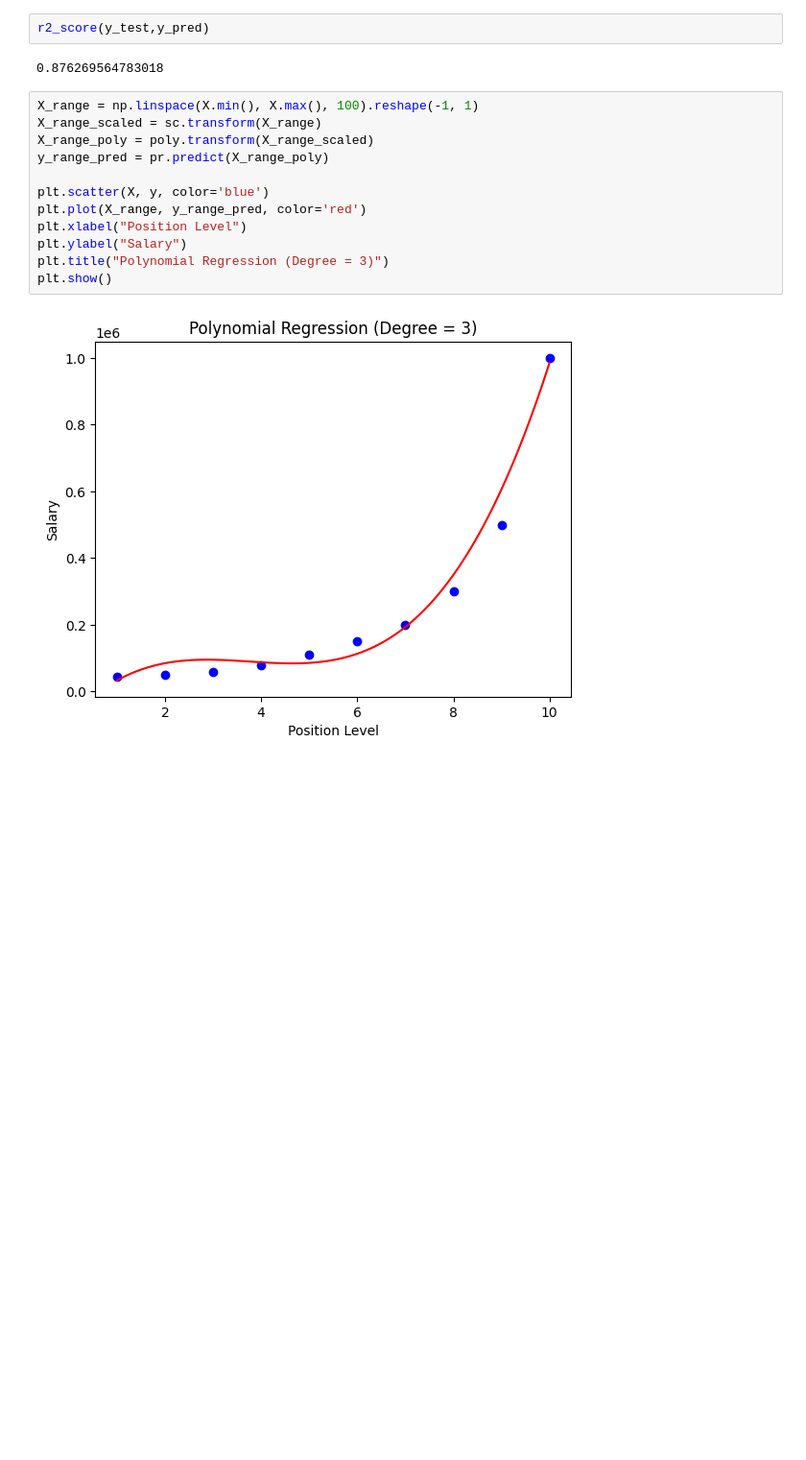
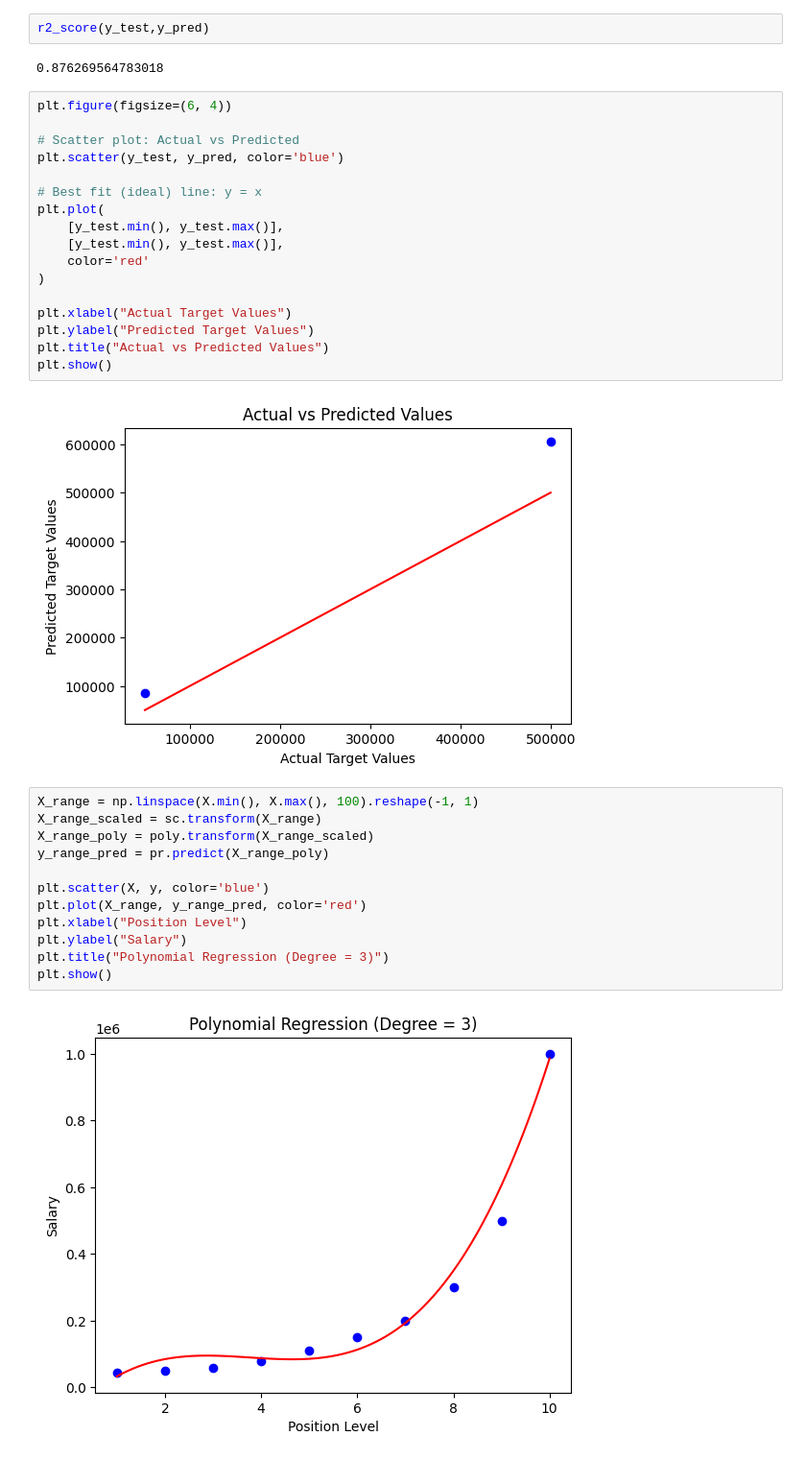
Before and after one commit to Samarthgarg14/ML_Sem5, a Jupyter notebook: 4.Regression/Polynomial Regression/PR_Position_salaries.ipynb, the cells around one changed output. Shown at 96% size. Drawn from its saved outputs; the diff is of its cells as text; blank space fills up the shorter version.

```diff
--- a/4.Regression/Polynomial Regression/PR_Position_salaries.ipynb
+++ b/4.Regression/Polynomial Regression/PR_Position_salaries.ipynb
@@ -43,6 +43,25 @@ y_pred=pr.predict(X_test)
 r2_score(y_test,y_pred)
 # %% [output]
 0.876269564783018
+# %%
+plt.figure(figsize=(6, 4))
+
+# Scatter plot: Actual vs Predicted
+plt.scatter(y_test, y_pred, color='blue')
+
+# Best fit (ideal) line: y = x
+plt.plot(
+    [y_test.min(), y_test.max()],
+    [y_test.min(), y_test.max()],
+    color='red'
+)
+
+plt.xlabel("Actual Target Values")
+plt.ylabel("Predicted Target Values")
+plt.title("Actual vs Predicted Values")
+plt.show()
+# %% [output]
+[figure, added]
 # %%
 X_range = np.linspace(X.min(), X.max(), 100).reshape(-1, 1)
 X_range_scaled = sc.transform(X_range)
```
Also changed, not shown: 16 other files.
